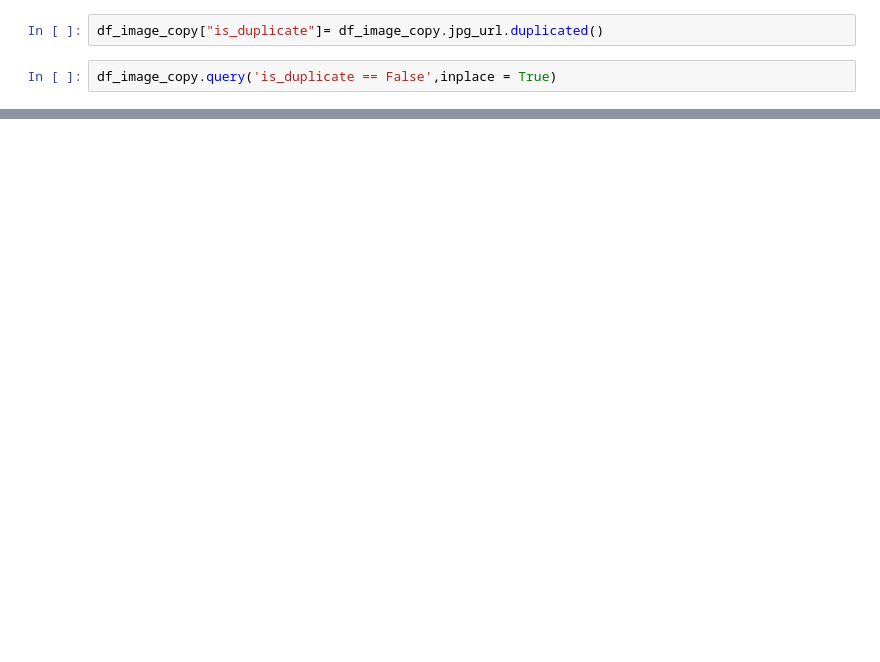
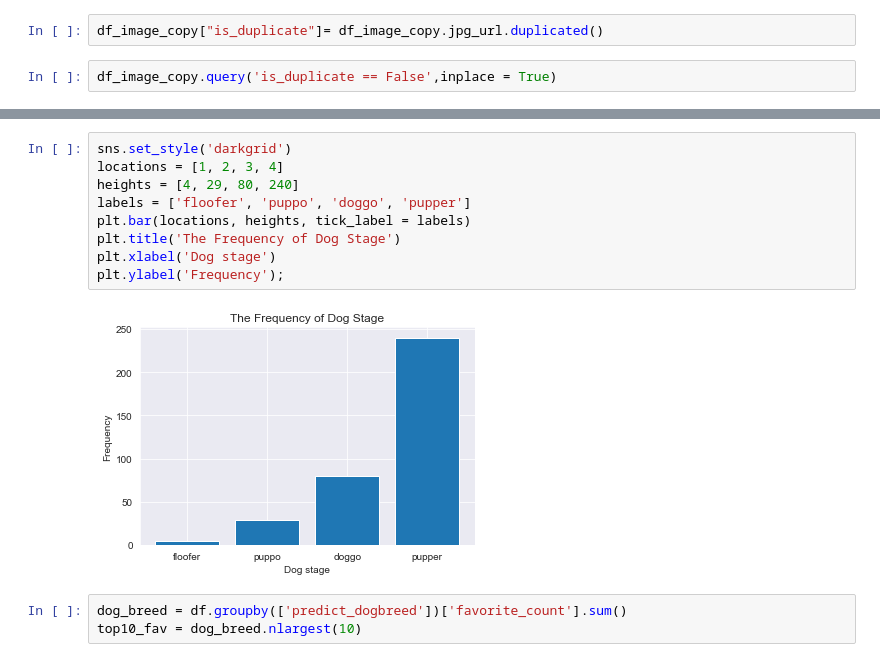
Before and after one commit to Saridat/Data-Wrangling, a Jupyter notebook: test.ipynb, the cells around one changed output, grey strips where cells are left out. Cells and saved outputs as stored; diff of their text form; blank space fills up the shorter version.

```diff
--- a/test.ipynb
+++ b/test.ipynb
@@ -827,0 +1055,14 @@ memory usage: 164.8+ KB
+# %%
+sns.set_style('darkgrid')
+locations = [1, 2, 3, 4]
+heights = [4, 29, 80, 240]
+labels = ['floofer', 'puppo', 'doggo', 'pupper']
+plt.bar(locations, heights, tick_label = labels)
+plt.title('The Frequency of Dog Stage')
+plt.xlabel('Dog stage')
+plt.ylabel('Frequency');
+# %% [output]
+[figure, added]
+# %%
+dog_breed = df.groupby(['predict_dogbreed'])['favorite_count'].sum()
+top10_fav = dog_breed.nlargest(10)
```
Also changed, not shown: parts of 251 cells of this notebook.
